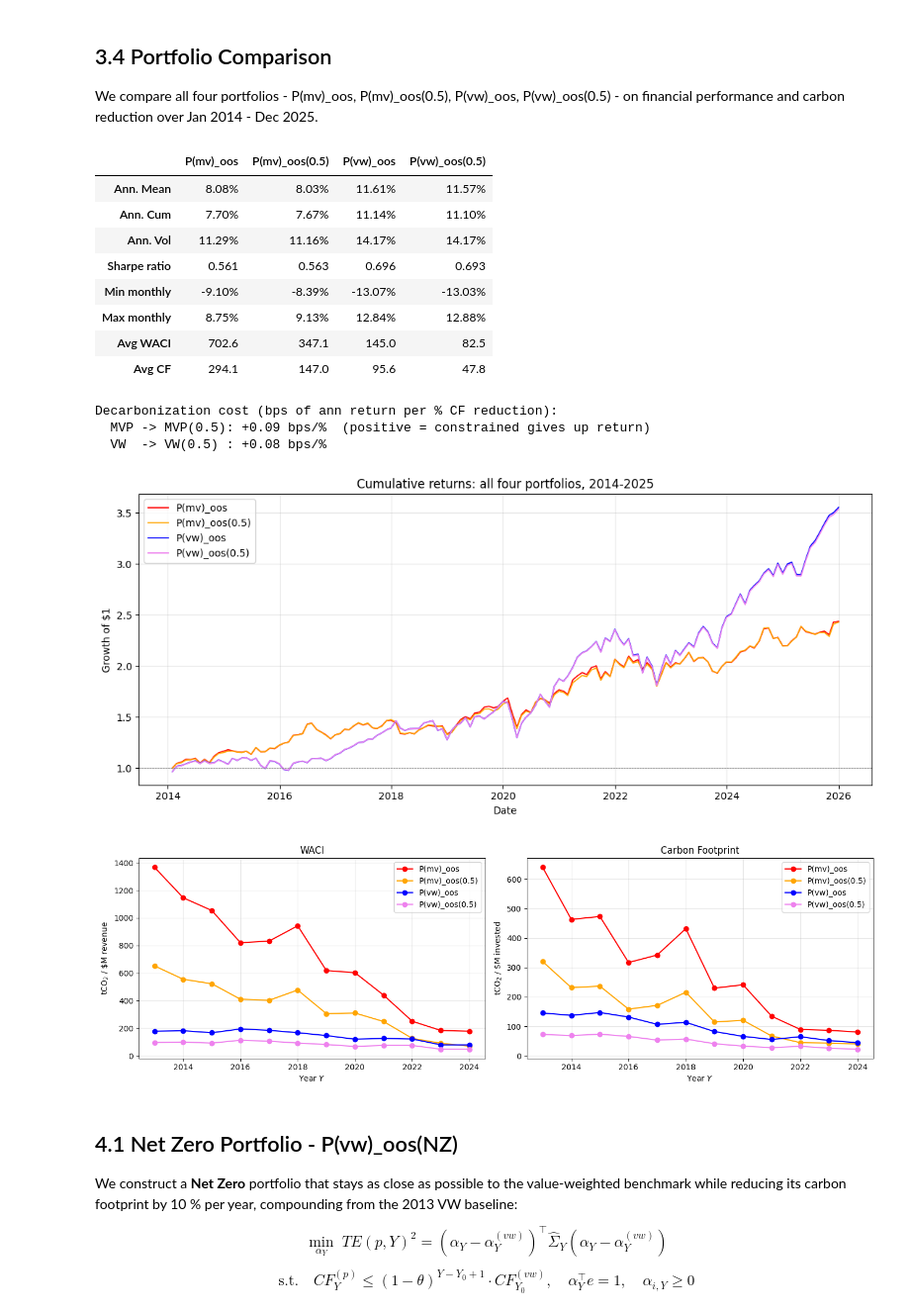
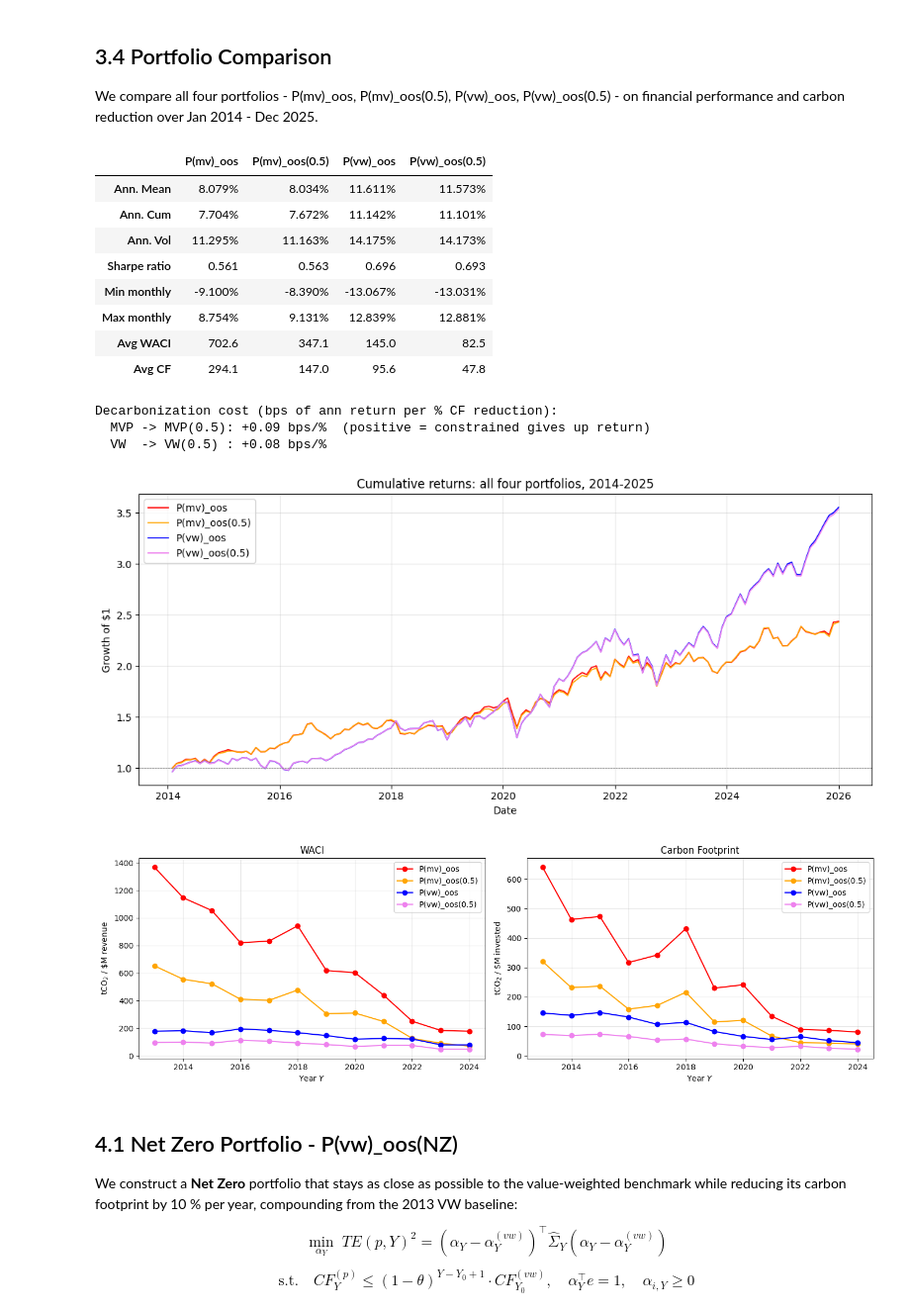
Before and after one commit to Saarujan06/Sustainability-Aware-Asset-Management-Project, a Jupyter notebook: Group_AS_SAAM_Notebook.ipynb, the cells around one changed output. Shown at 99% size. Drawn from its saved outputs; the diff is of its cells as text; code cells hidden in the pictures.

```diff
--- a/Group_AS_SAAM_Notebook.ipynb
+++ b/Group_AS_SAAM_Notebook.ipynb
@@ -1766,7 +1766,7 @@ table = pd.DataFrame({p: [
 
 display_tbl = table.astype(object)
 for r in ["Ann. Mean","Ann. Cum","Ann. Vol","Min monthly","Max monthly"]:
-    display_tbl.loc[r] = display_tbl.loc[r].map(lambda x: f"{x:.2%}")
+    display_tbl.loc[r] = display_tbl.loc[r].map(lambda x: f"{x:.3%}")
 display_tbl.loc["Sharpe ratio"] = display_tbl.loc["Sharpe ratio"].map(lambda x: f"{x:.3f}")
 display_tbl.loc[["Avg WACI","Avg CF"]] = display_tbl.loc[["Avg WACI","Avg CF"]].map(lambda x: f"{x:,.1f}")
 
@@ -1783,39 +1783,39 @@ table.to_csv(OUT_DIR / "section34_comparison_table.csv")
 fig, ax = plt.subplots(figsize=(11, 5))
 ax.plot(idx, (1+mvp).cumprod(),   color="red",      linewidth=1.2, label="P(mv)_oos")
 ax.plot(idx, (1+mvp05).cumprod(), color="orange", linewidth=1.2, label="P(mv)_oos(0.5)")
 ax.plot(idx, (1+vw).cumprod(),    color="blue",       linewidth=1.2, label="P(vw)_oos")
 ax.plot(idx, (1+te05).cumprod(),  color="violet",     linewidth=1.2, label="P(vw)_oos(0.5)")
 ax.axhline(1, color="grey", linestyle="--", linewidth=0.5)
 ax.set_title("Cumulative returns: all four portfolios, 2014-2025")
 ax.set_xlabel("Date"); ax.set_ylabel("Growth of $1")
 ax.legend(); ax.grid(alpha=0.3)
 plt.tight_layout()
 fig.savefig(OUT_DIR / "section34_cumulative_returns.png", dpi=300, bbox_inches="tight"); plt.show()
 
 # WACI and CF - log scale because the MVP family is ~10x the VW family
 fig, (ax1, ax2) = plt.subplots(1, 2, figsize=(14, 4.5))
 ax1.plot(carbon_summary["Year"], carbon_summary["WACI_MVP"],  "-o", color="red",      label="P(mv)_oos")
 ax1.plot(carbon_compare["Year"], carbon_compare["WACI_MVP05"],"-o", color="orange", label="P(mv)_oos(0.5)")
 ax1.plot(carbon_summary["Year"], carbon_summary["WACI_VW"],   "-o", color="blue",       label="P(vw)_oos")
 ax1.plot(carbon_te["Year"],      carbon_te["WACI_TE05"],      "-o", color="violet",     label="P(vw)_oos(0.5)")
 ax1.set_title("WACI"); ax1.set_ylabel(r"tCO$_2$ / \$M revenue"); ax1.set_xlabel("Year $Y$")
 ax1.legend(); ax1.grid(alpha=0.3)
 ax2.plot(carbon_summary["Year"], carbon_summary["CF_MVP"],   "-o", color="red",      label="P(mv)_oos")
 ax2.plot(carbon_compare["Year"], carbon_compare["CF_MVP05"], "-o", color="orange", label="P(mv)_oos(0.5)")
 ax2.plot(carbon_summary["Year"], carbon_summary["CF_VW"],    "-o", color="blue",       label="P(vw)_oos")
 ax2.plot(carbon_te["Year"],      carbon_te["CF_TE05"],       "-o", color="violet",     label="P(vw)_oos(0.5)")
 ax2.set_title("Carbon Footprint"); ax2.set_ylabel(r"tCO$_2$ / \$M invested"); ax2.set_xlabel("Year $Y$")
 ax2.legend(); ax2.grid(alpha=0.3)
 plt.tight_layout()
 fig.savefig(OUT_DIR / "section34_carbon_comparison.png", dpi=300, bbox_inches="tight"); plt.show()
 # %% [output]
 |  | P(mv)_oos | P(mv)_oos(0.5) | P(vw)_oos | P(vw)_oos(0.5) |
-| Ann. Mean | 8.08% | 8.03% | 11.61% | 11.57% |
-| Ann. Cum | 7.70% | 7.67% | 11.14% | 11.10% |
-| Ann. Vol | 11.29% | 11.16% | 14.17% | 14.17% |
+| Ann. Mean | 8.079% | 8.034% | 11.611% | 11.573% |
+| Ann. Cum | 7.704% | 7.672% | 11.142% | 11.101% |
+| Ann. Vol | 11.295% | 11.163% | 14.175% | 14.173% |
 | Sharpe ratio | 0.561 | 0.563 | 0.696 | 0.693 |
-| Min monthly | -9.10% | -8.39% | -13.07% | -13.03% |
-| Max monthly | 8.75% | 9.13% | 12.84% | 12.88% |
+| Min monthly | -9.100% | -8.390% | -13.067% | -13.031% |
+| Max monthly | 8.754% | 9.131% | 12.839% | 12.881% |
 | Avg WACI | 702.6 | 347.1 | 145.0 | 82.5 |
 | Avg CF | 294.1 | 147.0 | 95.6 | 47.8 |
 Decarbonization cost (bps of ann return per % CF reduction):
```
Also changed, not shown: parts of 2 cells of this notebook, 1 other file.
